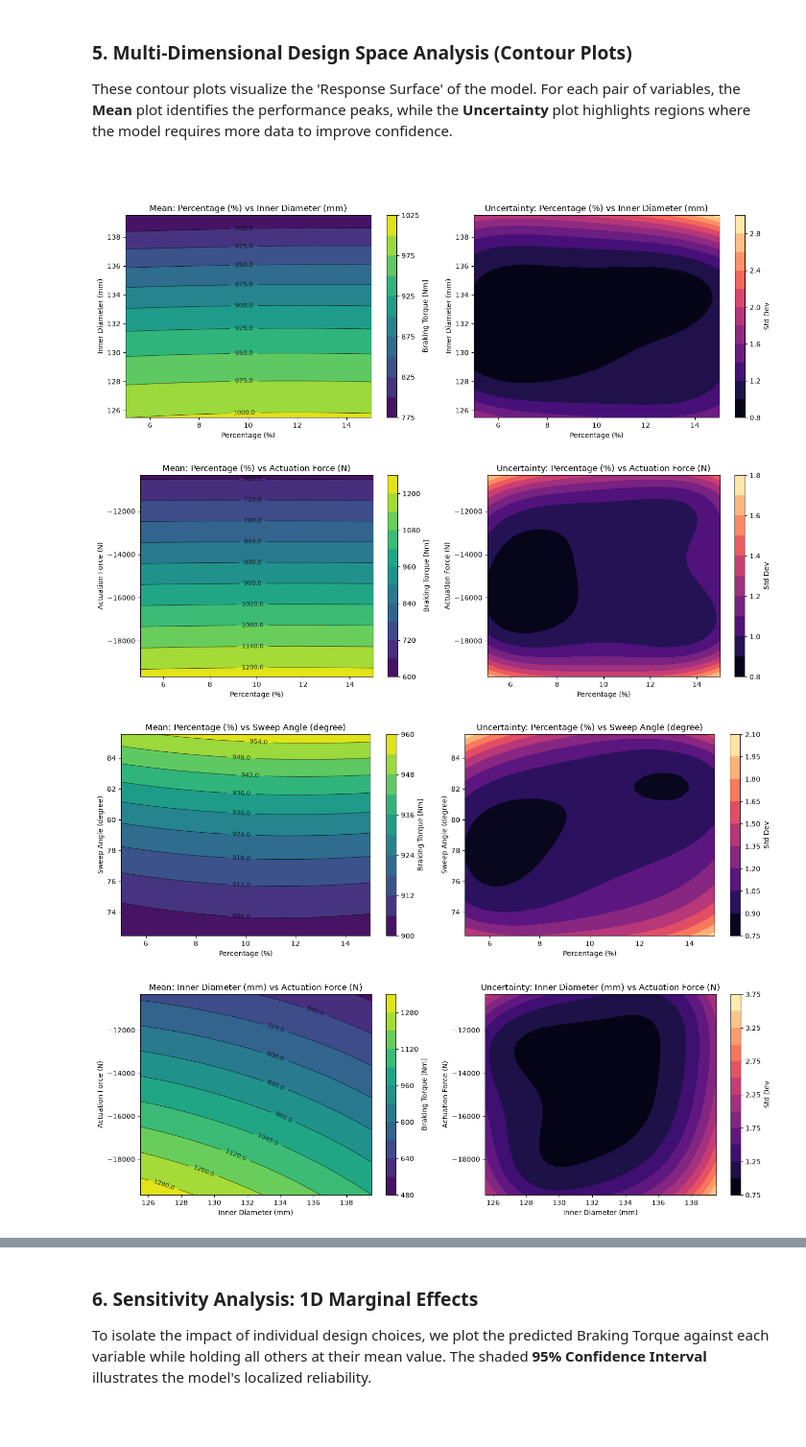
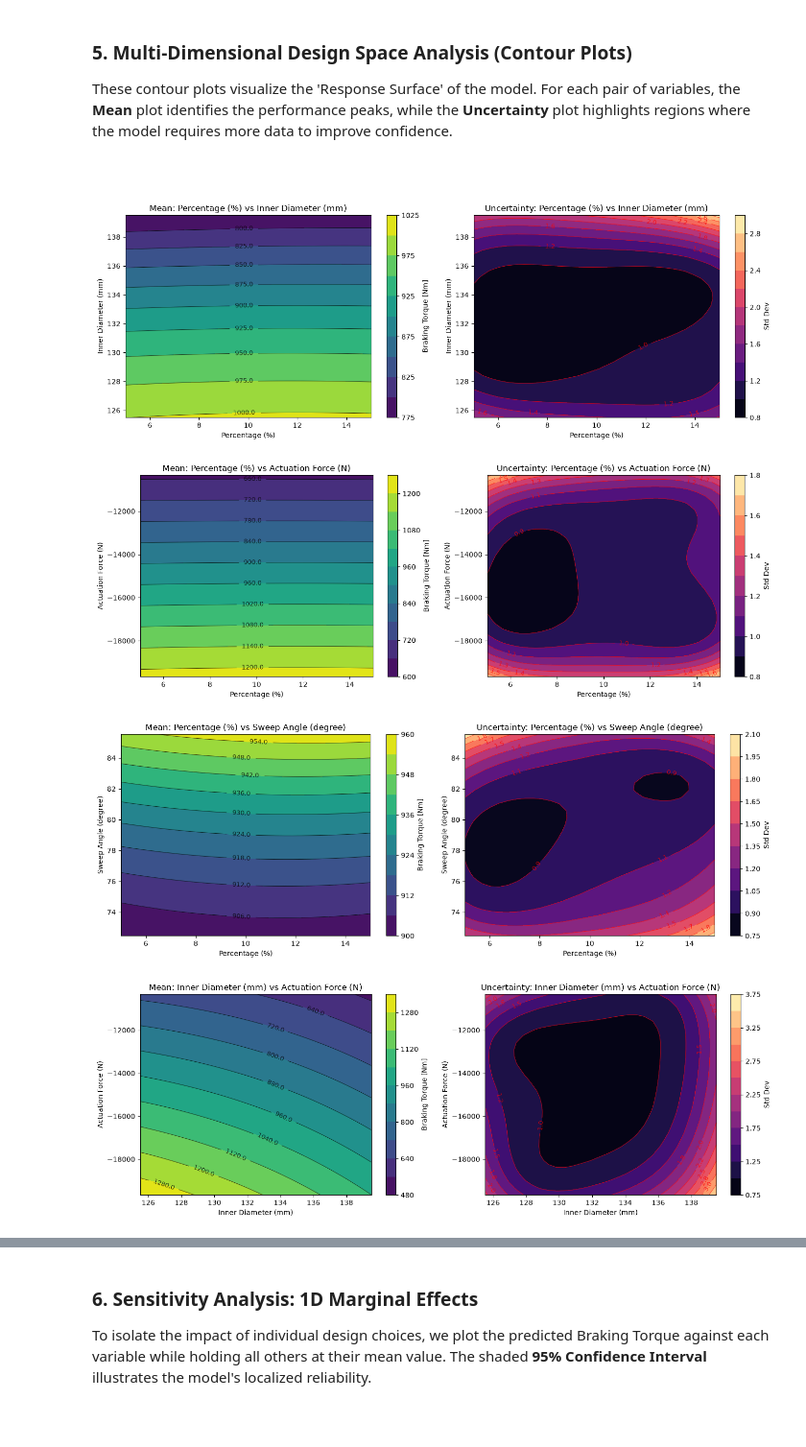
Before and after one commit to RezkiMeidiono/Brake-Pad-Optimization, a Jupyter notebook: BrakePadOptm.ipynb, the cells around one changed output, grey strips where cells are left out. Shown at 96% size. Cells and saved outputs as stored; diff of their text form; code cells hidden in the pictures.

```diff
--- a/BrakePadOptm.ipynb
+++ b/BrakePadOptm.ipynb
@@ -305,34 +305,39 @@ for feat1, feat2 in combinations:
     disp_feat2 = name_map[feat2]
 
     fig, (ax1, ax2) = plt.subplots(1, 2, figsize=(14, 5))
 
     # Plot Mean
     # 1. Contour Plot
     c1 = ax1.contourf(X1, X2, Z_mu, levels=10, cmap='viridis')
     fig.colorbar(c1, ax=ax1, label='Braking Torque [Nm]')
 
     # 2. Contour Line Plot
 
     lines = ax1.contour(X1, X2, Z_mu, levels=10, colors='black', linewidths=0.7, alpha=0.7)
     ax1.clabel(lines, inline=True, fontsize=9, fmt='%.1f') # fmt untuk mengatur desimal
 
     # 3. Label and Title
     ax1.set_title(f'Mean: {disp_feat1} vs {disp_feat2}')
     ax1.set_xlabel(disp_feat1)
     ax1.set_ylabel(disp_feat2)
 
 
     # Plot Std Dev
     c2 = ax2.contourf(X1, X2, Z_std, levels=10, cmap='magma')
     fig.colorbar(c2, ax=ax2, label='Std Dev')
     ax2.set_title(f'Uncertainty: {disp_feat1} vs {disp_feat2}')
     ax2.set_xlabel(disp_feat1)
     ax2.set_ylabel(disp_feat2)
 
+    # Contour Line Plot Standard Deviation
+
+    lines_std = ax2.contour(X1, X2, Z_std, levels=10, colors='white', linewidths=0.7, alpha=0.7)
+    ax2.clabel(lines_std, inline=True, fontsize=9, fmt='%.1f')
+
     plt.tight_layout()
     plt.show()
 # %% [output]
-[figure, old version]
+[figure, new version]
 [figure]
 [figure]
-[figure, old version]
+[figure, new version]
```
Also changed, not shown: parts of 1 cell of this notebook, 1 other file.
